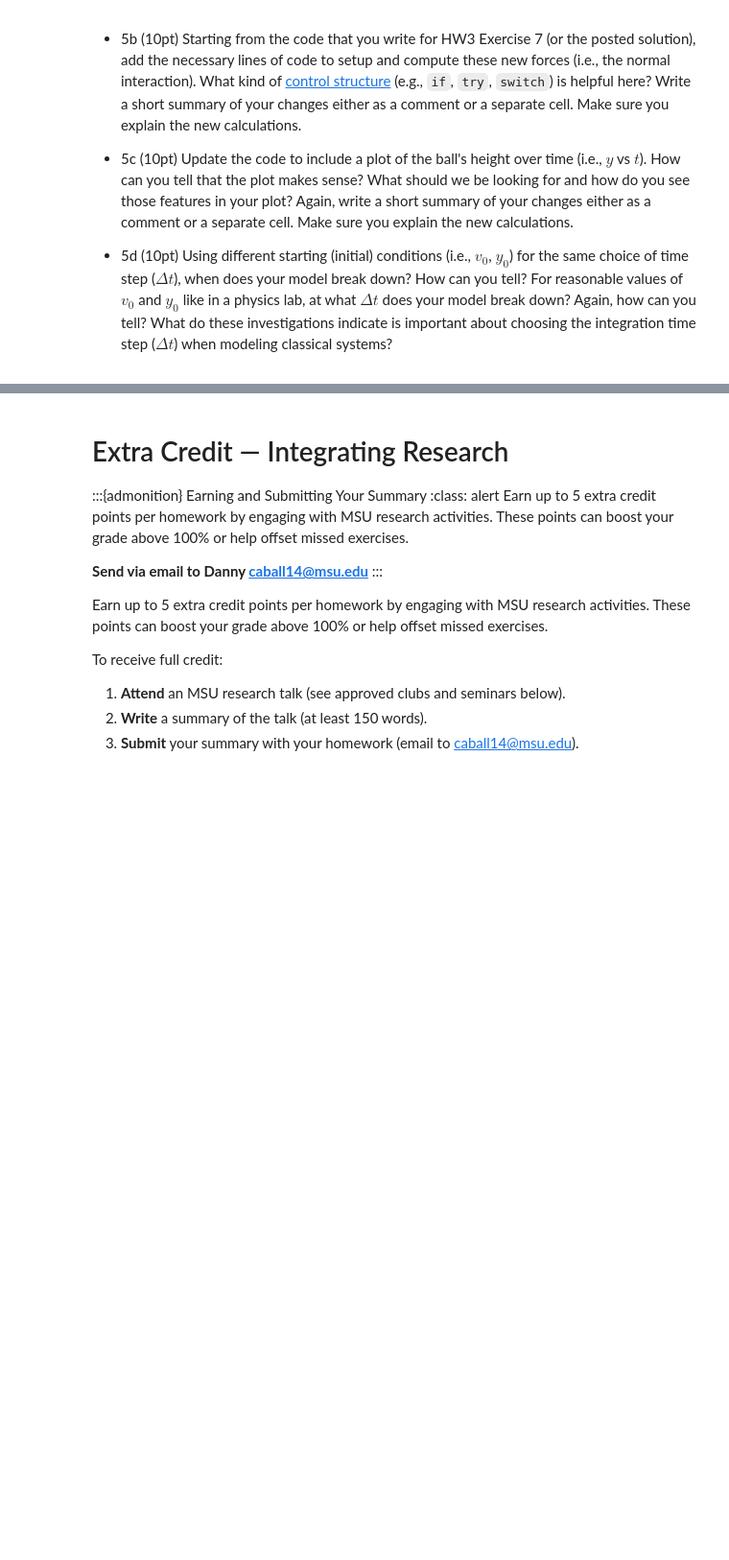
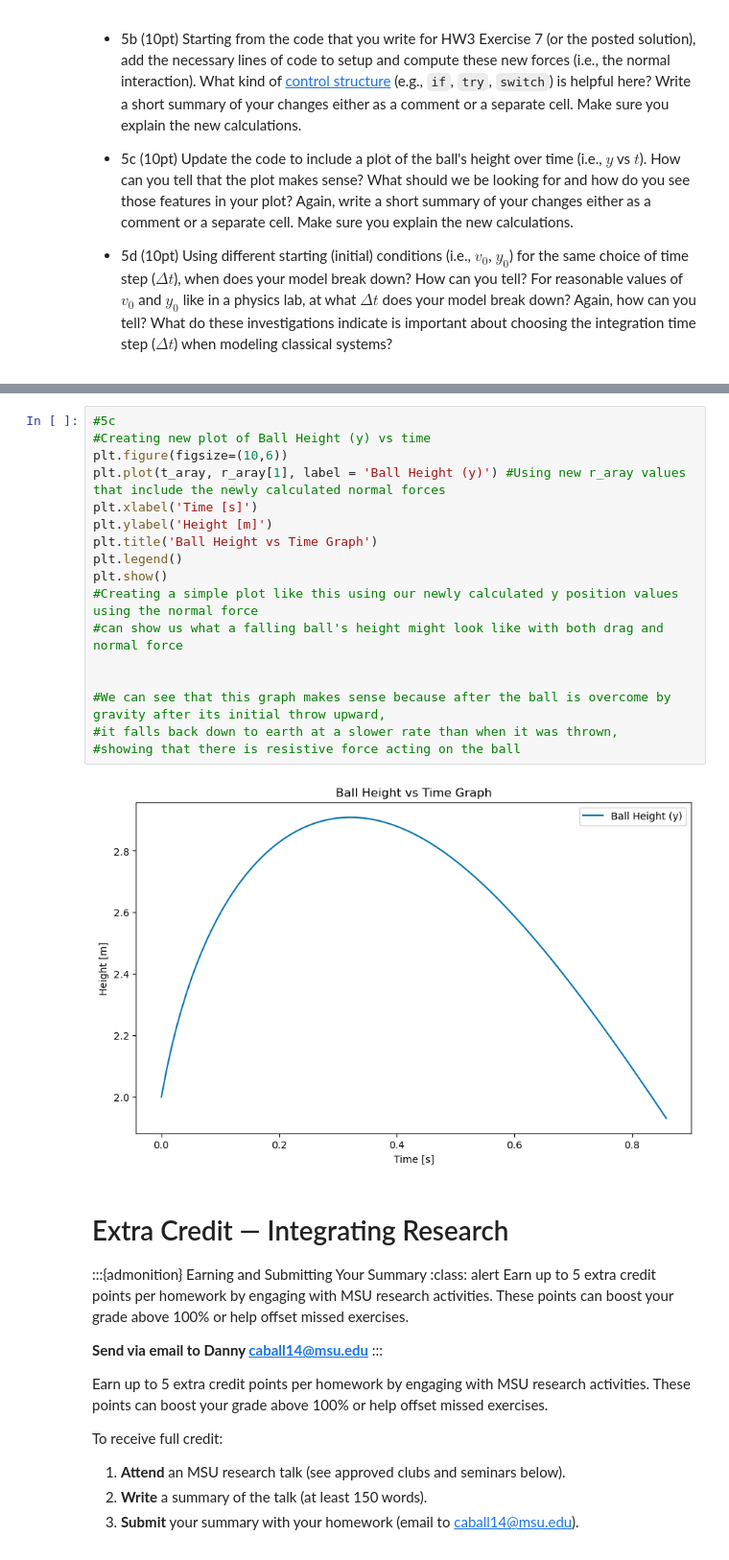
Before and after one commit to BruhddyTheThird/ProfCPisGoatedLib, a Jupyter notebook: HW IV.ipynb, the cells around one changed output, grey strips where cells are left out. Shown at 96% size. Saved outputs shown, nothing was run; the diff lists cells and outputs as text; blank space fills up the shorter version.

```diff
--- a/HW IV.ipynb
+++ b/HW IV.ipynb
@@ -168,3 +164,22 @@ In the numerical calculations you can choose $R=0.1$ m and the spring constant $
+# %%
+#5c
+#Creating new plot of Ball Height (y) vs time
+plt.figure(figsize=(10,6))
+plt.plot(t_aray, r_aray[1], label = 'Ball Height (y)') #Using new r_aray values that include the newly calculated normal forces
+plt.xlabel('Time [s]')
+plt.ylabel('Height [m]')
+plt.title('Ball Height vs Time Graph')
+plt.legend()
+plt.show()
+#Creating a simple plot like this using our newly calculated y position values using the normal force
+#can show us what a falling ball's height might look like with both drag and normal force
+
+
+#We can see that this graph makes sense because after the ball is overcome by gravity after its initial throw upward,
+#it falls back down to earth at a slower rate than when it was thrown,
+#showing that there is resistive force acting on the ball
+# %% [output]
+[figure, added]
 # %% [markdown]
 # Extra Credit — Integrating Research
 
```
Also changed, not shown: parts of 7 cells of this notebook.
